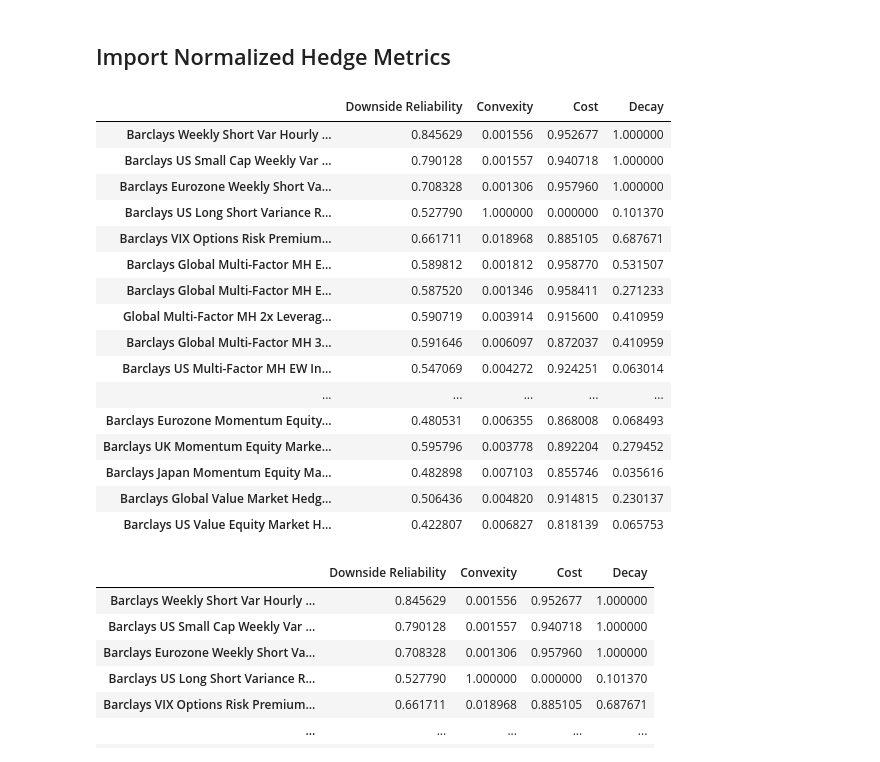
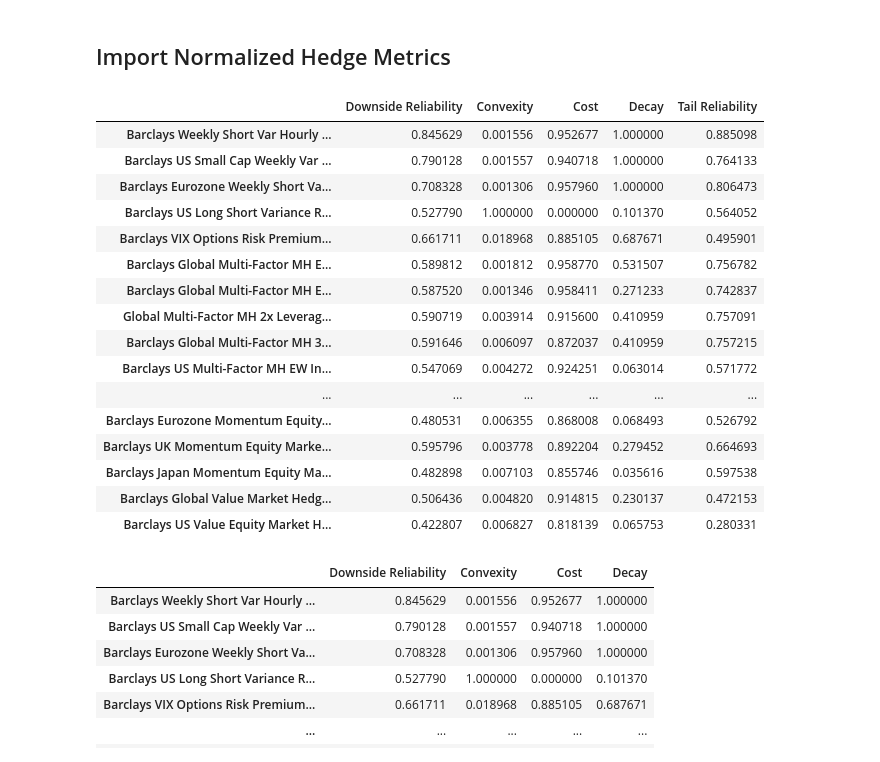
Before and after one commit to pforjoeUPS/RMP, a Jupyter notebook: Cluster Analysis/scripts/Cluster Analysis-Copy2.ipynb, the cells around one changed output. Drawn from its saved outputs; the diff is of its cells as text; code cells hidden in the pictures.

```diff
--- a/Cluster Analysis/scripts/Cluster Analysis-Copy2.ipynb
+++ b/Cluster Analysis/scripts/Cluster Analysis-Copy2.ipynb
@@ -30,28 +30,28 @@ from ipywidgets import interact
 # %%
 file_path = dm.EQUITY_HEDGE_DATA+'def_uni_hedge_metrics_more.xlsx'
 #normalized_hm = pd.read_excel(dm.EQUITY_HEDGE_DATA+'def_uni_hedge_metrics_more.xlsx', index_col=(0))
 normalized_hm = pd.read_excel(dm.QIS_UNIVERSE +'Normalized_Hedge_Metrics.xlsx', index_col=(0))
-features = ['Downside Reliability', 'Convexity', 'Cost', 'Decay']
+features = ['Downside Reliability', 'Convexity', 'Cost', 'Decay','Tail Reliability']
 normalized_hm = normalized_hm[features]
 normalized_hm.head(20)
 # %% [output]
-|  | Downside Reliability | Convexity | Cost | Decay |
-| Barclays Weekly Short Var Hourly ... | 0.845629 | 0.001556 | 0.952677 | 1.000000 |
-| Barclays US Small Cap Weekly Var ... | 0.790128 | 0.001557 | 0.940718 | 1.000000 |
-| Barclays Eurozone Weekly Short Va... | 0.708328 | 0.001306 | 0.957960 | 1.000000 |
-| Barclays US Long Short Variance R... | 0.527790 | 1.000000 | 0.000000 | 0.101370 |
-| Barclays VIX Options Risk Premium... | 0.661711 | 0.018968 | 0.885105 | 0.687671 |
-| Barclays Global Multi-Factor MH E... | 0.589812 | 0.001812 | 0.958770 | 0.531507 |
-| Barclays Global Multi-Factor MH E... | 0.587520 | 0.001346 | 0.958411 | 0.271233 |
-| Global Multi-Factor MH 2x Leverag... | 0.590719 | 0.003914 | 0.915600 | 0.410959 |
-| Barclays Global Multi-Factor MH 3... | 0.591646 | 0.006097 | 0.872037 | 0.410959 |
-| Barclays US Multi-Factor MH EW In... | 0.547069 | 0.004272 | 0.924251 | 0.063014 |
-| ... | ... | ... | ... | ... |
-| Barclays Eurozone Momentum Equity... | 0.480531 | 0.006355 | 0.868008 | 0.068493 |
-| Barclays UK Momentum Equity Marke... | 0.595796 | 0.003778 | 0.892204 | 0.279452 |
-| Barclays Japan Momentum Equity Ma... | 0.482898 | 0.007103 | 0.855746 | 0.035616 |
-| Barclays Global Value Market Hedg... | 0.506436 | 0.004820 | 0.914815 | 0.230137 |
-| Barclays US Value Equity Market H... | 0.422807 | 0.006827 | 0.818139 | 0.065753 |
+|  | Downside Reliability | Convexity | Cost | Decay | Tail Reliability |
+| Barclays Weekly Short Var Hourly ... | 0.845629 | 0.001556 | 0.952677 | 1.000000 | 0.885098 |
+| Barclays US Small Cap Weekly Var ... | 0.790128 | 0.001557 | 0.940718 | 1.000000 | 0.764133 |
+| Barclays Eurozone Weekly Short Va... | 0.708328 | 0.001306 | 0.957960 | 1.000000 | 0.806473 |
+| Barclays US Long Short Variance R... | 0.527790 | 1.000000 | 0.000000 | 0.101370 | 0.564052 |
+| Barclays VIX Options Risk Premium... | 0.661711 | 0.018968 | 0.885105 | 0.687671 | 0.495901 |
+| Barclays Global Multi-Factor MH E... | 0.589812 | 0.001812 | 0.958770 | 0.531507 | 0.756782 |
+| Barclays Global Multi-Factor MH E... | 0.587520 | 0.001346 | 0.958411 | 0.271233 | 0.742837 |
+| Global Multi-Factor MH 2x Leverag... | 0.590719 | 0.003914 | 0.915600 | 0.410959 | 0.757091 |
+| Barclays Global Multi-Factor MH 3... | 0.591646 | 0.006097 | 0.872037 | 0.410959 | 0.757215 |
+| Barclays US Multi-Factor MH EW In... | 0.547069 | 0.004272 | 0.924251 | 0.063014 | 0.571772 |
+| ... | ... | ... | ... | ... | ... |
+| Barclays Eurozone Momentum Equity... | 0.480531 | 0.006355 | 0.868008 | 0.068493 | 0.526792 |
+| Barclays UK Momentum Equity Marke... | 0.595796 | 0.003778 | 0.892204 | 0.279452 | 0.664693 |
+| Barclays Japan Momentum Equity Ma... | 0.482898 | 0.007103 | 0.855746 | 0.035616 | 0.597538 |
+| Barclays Global Value Market Hedg... | 0.506436 | 0.004820 | 0.914815 | 0.230137 | 0.472153 |
+| Barclays US Value Equity Market H... | 0.422807 | 0.006827 | 0.818139 | 0.065753 | 0.280331 |
 # %%
 normalized_hm = pd.read_excel(dm.QIS_UNIVERSE + 'Normalized_Hedge_Metrics.xlsx', index_col=0)
 
```
Also changed, not shown: parts of 2 cells of this notebook.
